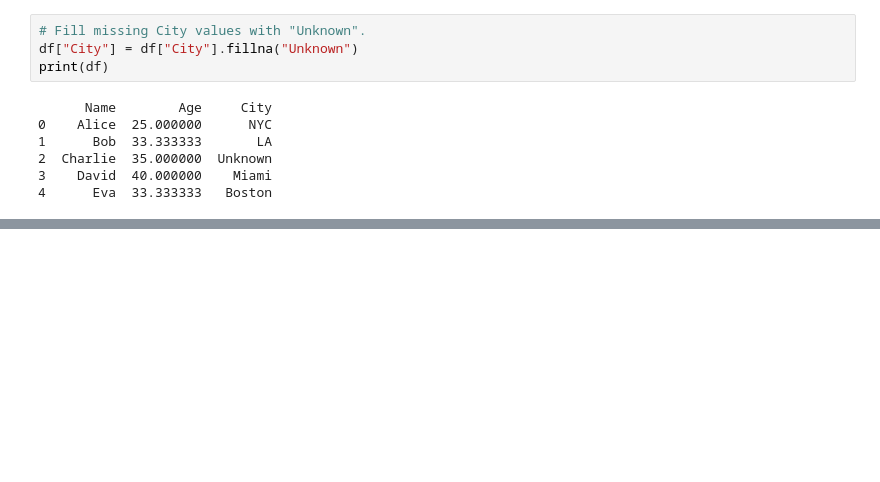
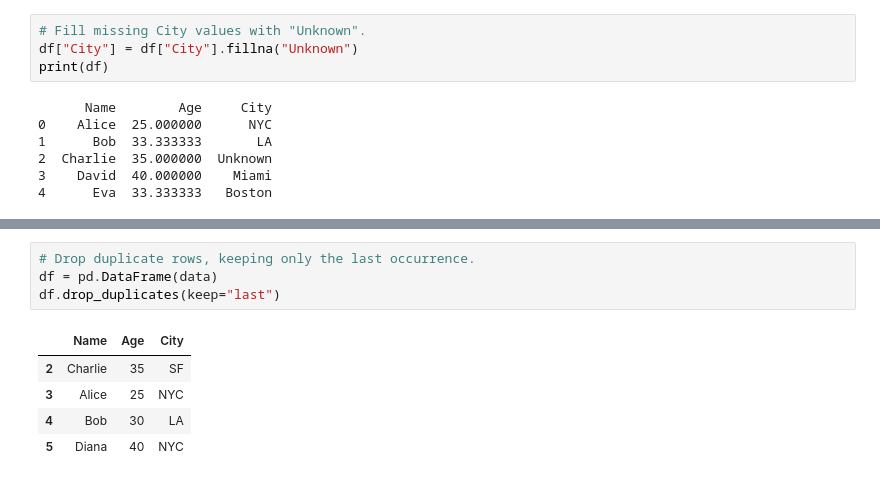
Before and after one commit to amallred/DA_M2_CodingExercises, a Jupyter notebook: w1_exercises.ipynb, the cells around one changed output, grey strips where cells are left out. Cells and saved outputs as stored; diff of their text form; blank space fills up the shorter version.

```diff
--- a/w1_exercises.ipynb
+++ b/w1_exercises.ipynb
@@ -373,0 +404,10 @@ print(df)
+# %%
+# Drop duplicate rows, keeping only the last occurrence.
+df = pd.DataFrame(data)
+df.drop_duplicates(keep="last")
+# %% [output]
+|  | Name | Age | City |
+| 2 | Charlie | 35 | SF |
+| 3 | Alice | 25 | NYC |
+| 4 | Bob | 30 | LA |
+| 5 | Diana | 40 | NYC |
```
Also changed, not shown: parts of 5 cells of this notebook.
